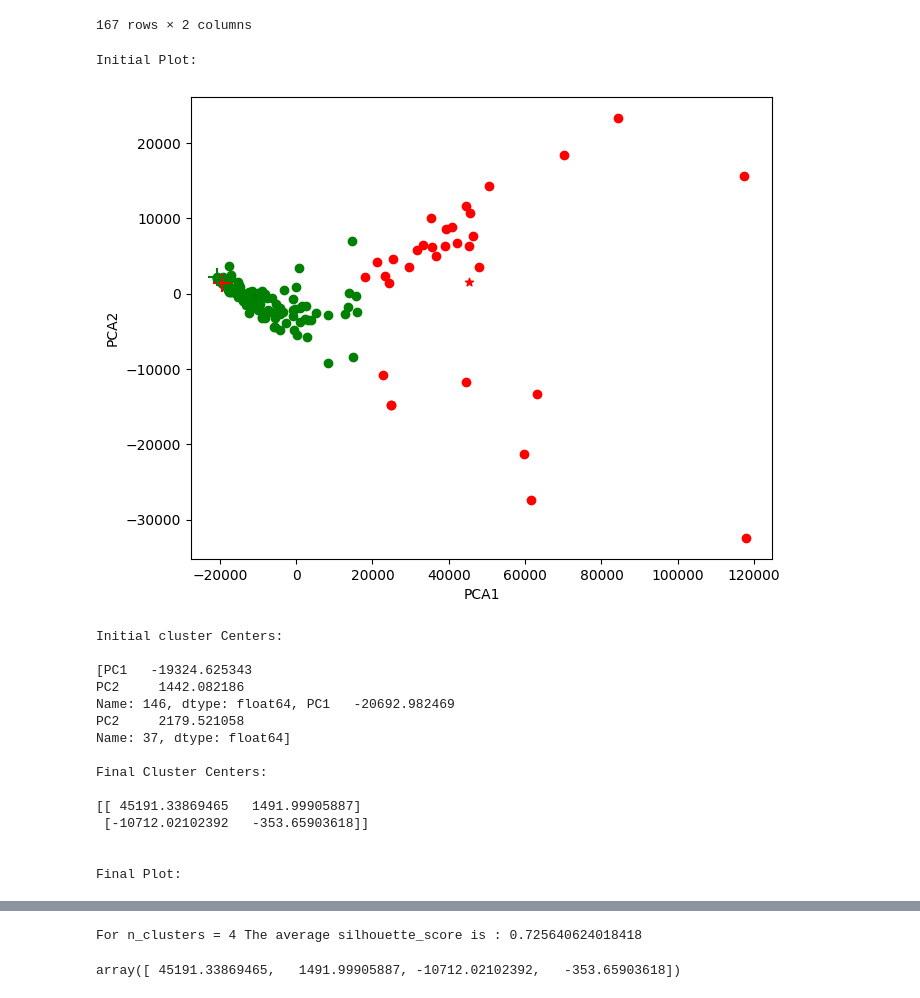
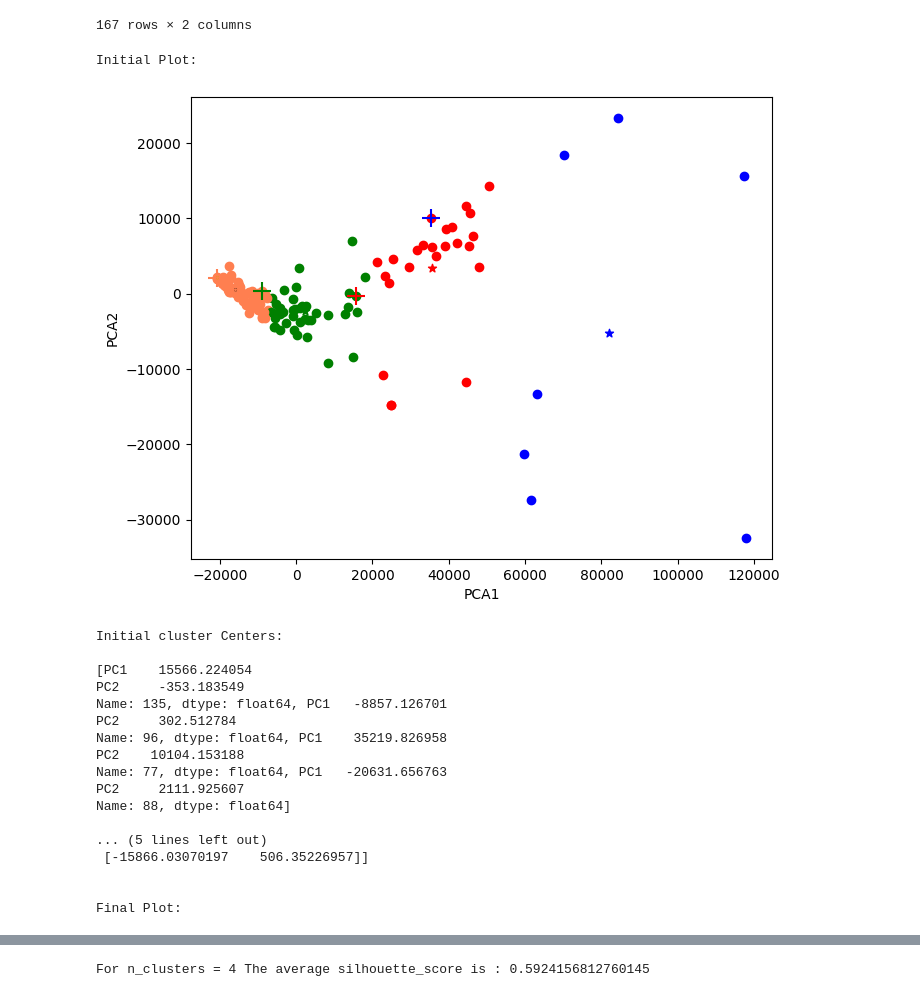
Before and after one commit to Wackyjac/MRM3, a Jupyter notebook: merge.ipynb, the cells around one changed output, grey strips where cells are left out. Drawn from its saved outputs; the diff is of its cells as text; code cells hidden in the pictures.

```diff
--- a/merge.ipynb
+++ b/merge.ipynb
@@ -78,8 +75,8 @@ def assign_cluster(X, initial_centroids, k):
         euclidean_distances = []
         for j in range(k):
             euclidean_distances.append(np.linalg.norm(np.array(X.iloc[i]) - initial_centroids[j]))
-        idx = np.argmin(euclidean_distances)
-        clusters.append(idx)
+        index = np.argmin(euclidean_distances)
+        clusters.append(index)
     return np.asarray(clusters)
 # %%
 def compute_centroid(X,clusters,k):
@@ -123,53 +120,50 @@ def kmeans(X,k,show_type='all',show_plots=True):
     ini_centroid=c_prev
     diff=100
     while diff>0.001:
         cluster=assign_cluster(X,c_prev,k)
         c_new=compute_centroid(X,cluster,k)
         diff=difference(c_prev,c_new)
         c_prev=c_new
     if show_plots:
         print("\n\nInitial Plot: \n")
         show_clusters (X, cluster,c_prev, ini_centroid, show_plots=show_plots)
     while diff>0.0001:
         cluster = assign_cluster (X,c_prev, k) #assigns the data point to respective clusters #plotting the initial graph
         if show_type=='all' and show_plots:
             show_clusters (X, cluster,c_prev, ini_centroid, False, False, show_plots=show_plots)
             mark_centroid=False
             show_ini_centroid=False #Not to mark the initail centroid for all
     c_new = compute_centroid (X, cluster,k) # to compute the new centroid point diff = difference (c_prev,c_new) #to compute the difference between the centroids c_prev=c_new # now new centroid becomes current centroid point
     #Final cluster centers
     if show_plots:
         print("\nInitial cluster Centers: \n")
         print(ini_centroid)
         print("\nFinal Cluster Centers: \n")
         print(c_prev)
         #Plotting the final plot
         print("\n\nFinal Plot: \n")
         show_clusters (X, cluster,c_prev,ini_centroid,mark_centroid=True, show_ini_centroid=True)
         return cluster,c_prev
-cluster,cigga=kmeans(df_reduced,2)
+cluster,cigga=kmeans(df_reduced,4)
 silhouette_avg = silhouette_score(df_reduced, cluster)
-print(
-        "For n_clusters =",
-        4,
-        "The average silhouette_score is :",
-        silhouette_avg,
-    )
+print("For n_clusters =",4,"The average silhouette_score is :",silhouette_avg,)
 # %% [output]
 Initial Plot:
-[figure, old version]
+[figure, new version]
 Initial cluster Centers:
 
-[PC1   -19324.625343
-PC2     1442.082186
-Name: 146, dtype: float64, PC1   -20692.982469
-PC2     2179.521058
-Name: 37, dtype: float64]
+[PC1    15566.224054
+PC2     -353.183549
+Name: 135, dtype: float64, PC1   -8857.126701
+PC2     302.512784
+Name: 96, dtype: float64, PC1    35219.826958
+PC2    10104.153188
+Name: 77, dtype: float64, PC1   -20631.656763
+PC2     2111.925607
+Name: 88, dtype: float64]
 
-Final Cluster Centers:
-
-[[ 45191.33869465   1491.99905887]
- [-10712.02102392   -353.65903618]]
+... (5 lines left out)
+ [-15866.03070197    506.35226957]]
 
 
 Final Plot:
@@ -177,2 +171 @@ Final Plot:
-For n_clusters = 4 The average silhouette_score is : 0.725640624018418
+For n_clusters = 4 The average silhouette_score is : 0.5924156812760145
-array([ 45191.33869465,   1491.99905887, -10712.02102392,   -353.65903618])
```
Also changed, not shown: parts of 2 cells of this notebook.
